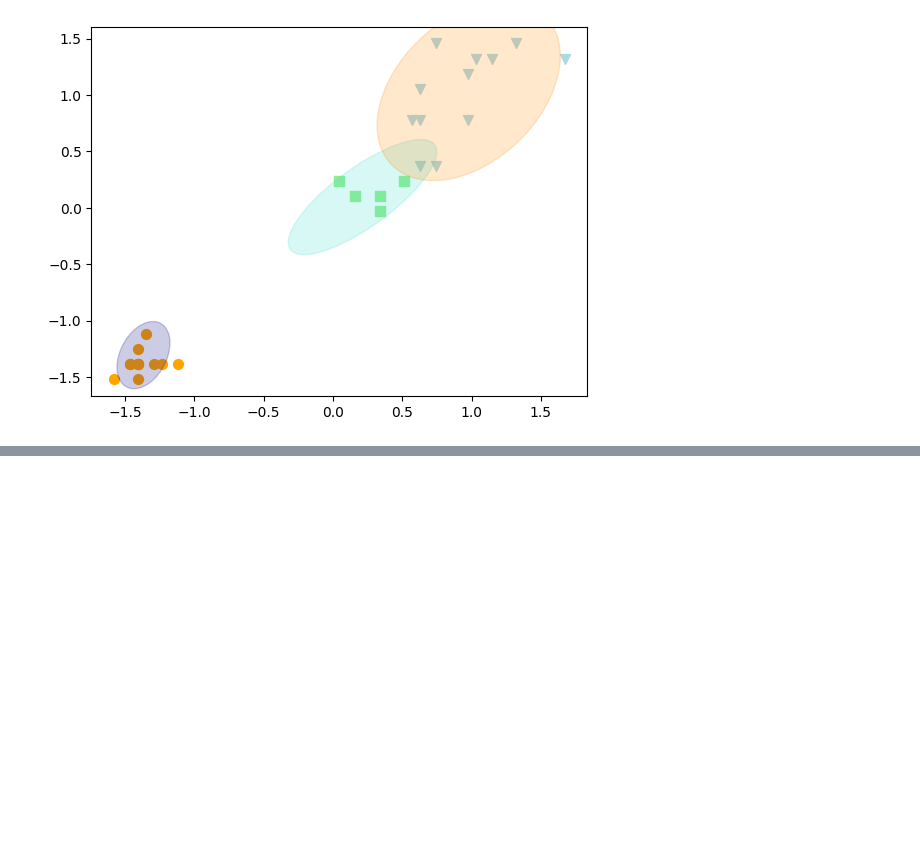
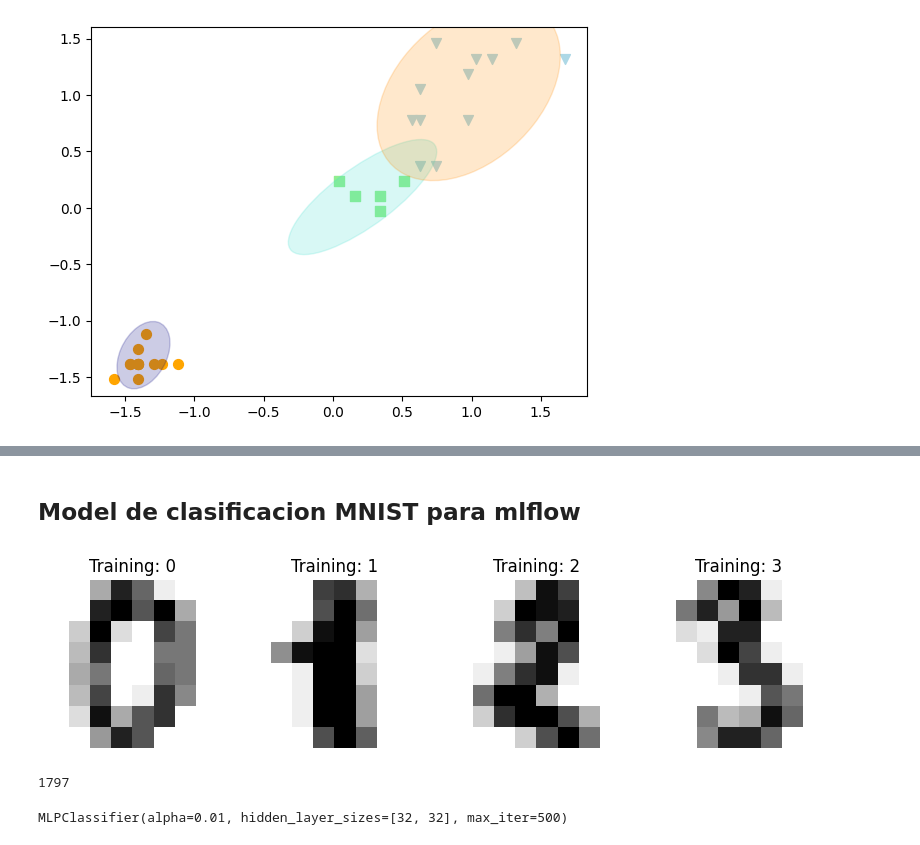
Before and after one commit to MAESTRiA-ESTADiS-CIENCIA-DATOS-Bosque/machine_learning_II_bosque_Jan, a Jupyter notebook: Clases/Clase4/Clase5_notas.ipynb, the cells around one changed output, grey strips where cells are left out. Cells and saved outputs as stored; diff of their text form; code cells hidden in the pictures; blank space fills up the shorter version.

Commit message:
clase5mlflow

```diff
--- a/Clases/Clase4/Clase5_notas.ipynb
+++ b/Clases/Clase4/Clase5_notas.ipynb
@@ -274,0 +385,2 @@ plot_cov_ellipse(pipelinegmm["gmm"].covariances_[2,2:,2:],pipelinegmm["gmm"].mea
+# %% [markdown]
+## Model de clasificacion MNIST para mlflow
@@ -274,0 +389,16 @@ plot_cov_ellipse(pipelinegmm["gmm"].covariances_[2,2:,2:],pipelinegmm["gmm"].mea
+# %%
+digits = datasets.load_digits()
+
+_, axes = plt.subplots(nrows=1, ncols=4, figsize=(10, 3))
+for ax, image, label in zip(axes, digits.images, digits.target):
+    ax.set_axis_off()
+    ax.imshow(image, cmap=plt.cm.gray_r, interpolation="nearest")
+    ax.set_title("Training: %i" % label)
+# %% [output]
+[figure, added]
+# %%
+n_samples =len(digits.images)
+data=digits.images.reshape((n_samples,-1))
+n_samples
+# %% [output]
+1797
@@ -274,0 +407,5 @@ plot_cov_ellipse(pipelinegmm["gmm"].covariances_[2,2:,2:],pipelinegmm["gmm"].mea
+# %%
+clf=MLPClassifier(hidden_layer_sizes=[32,32],activation='relu', alpha=0.01,max_iter=500)
+clf.fit(X_train,y_train)
+# %% [output]
+MLPClassifier(alpha=0.01, hidden_layer_sizes=[32, 32], max_iter=500)
```
Also changed, not shown: parts of 33 cells of this notebook, 2 other files.
